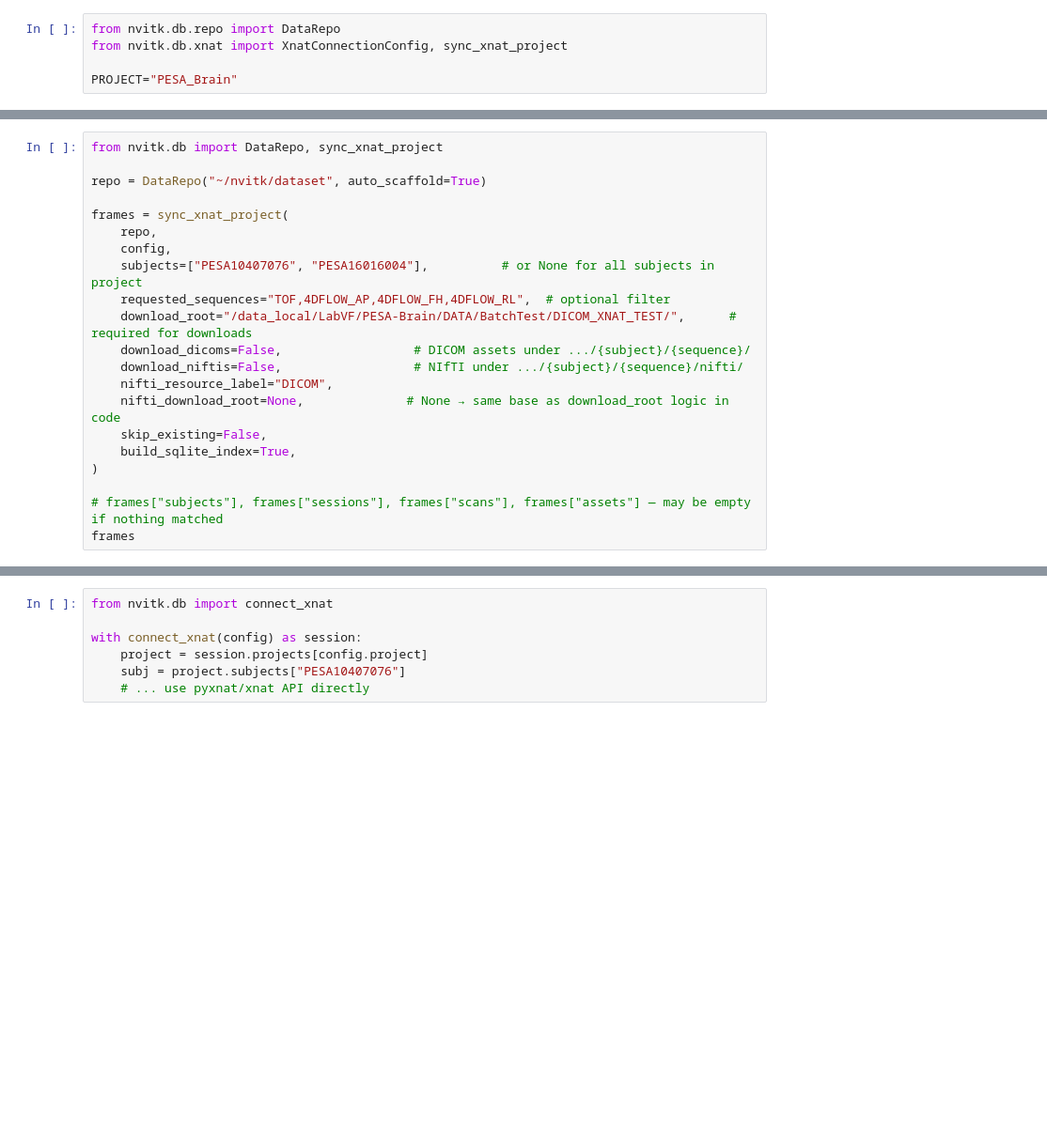
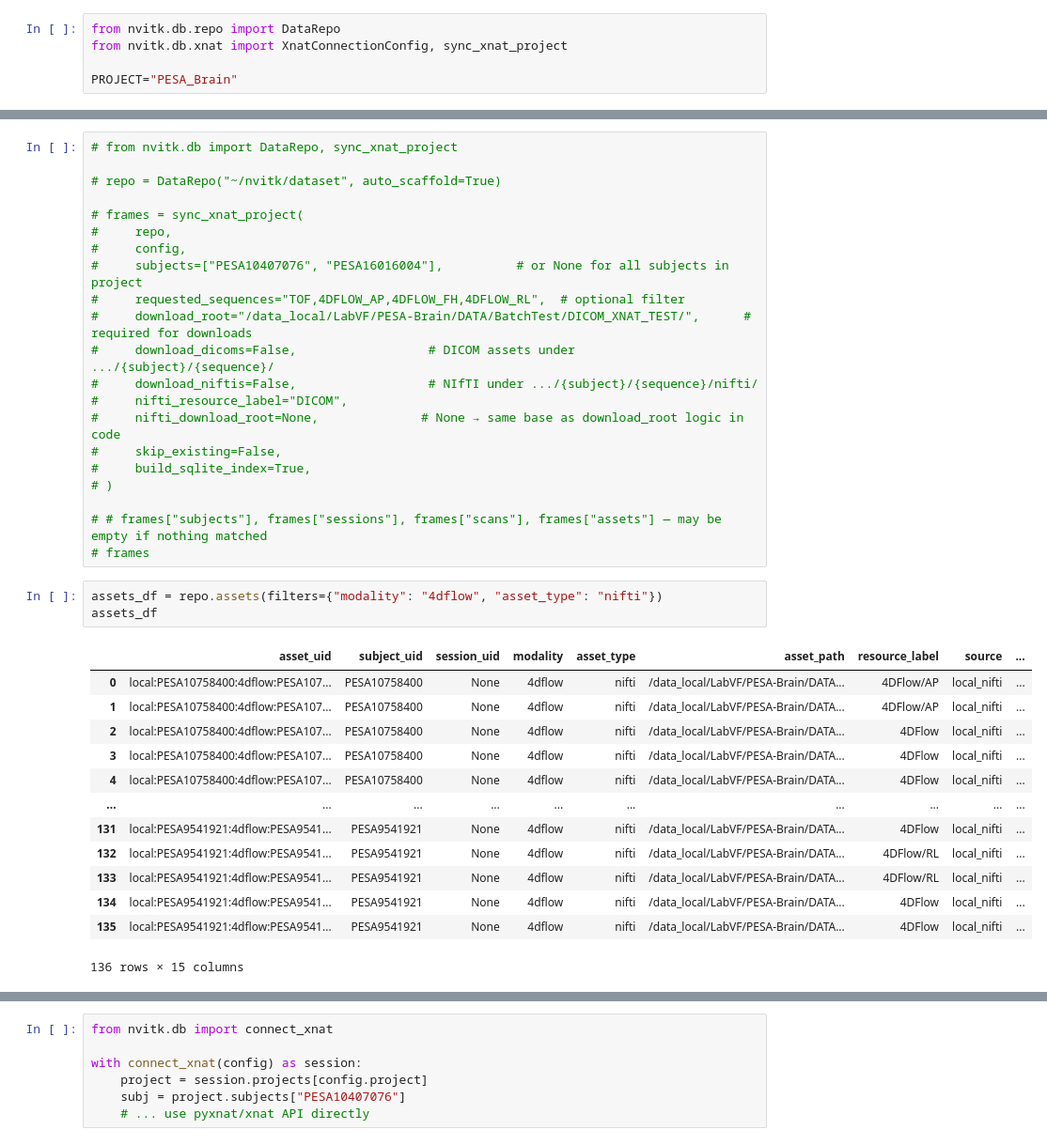
Before and after one commit to CNIC-Neuroimaging/Nvitk, a Jupyter notebook: notebooks/prototypes/xnat.ipynb, the cells around one changed output, grey strips where cells are left out. Shown at 94% size. Saved outputs shown, nothing was run; the diff lists cells and outputs as text; blank space fills up the shorter version.

Commit message:
database 0.1.3 | xnat conn

```diff
--- a/notebooks/prototypes/xnat.ipynb
+++ b/notebooks/prototypes/xnat.ipynb
@@ -46,21 +66,38 @@ SSLError: HTTPSConnectionPool(host='xnat.cnic.es', port=443): Max retries exceed
 # %%
-from nvitk.db import DataRepo, sync_xnat_project
+# from nvitk.db import DataRepo, sync_xnat_project
 
-repo = DataRepo("~/nvitk/dataset", auto_scaffold=True)
+# repo = DataRepo("~/nvitk/dataset", auto_scaffold=True)
 
-frames = sync_xnat_project(
-    repo,
-    config,
-    subjects=["PESA10407076", "PESA16016004"],          # or None for all subjects in project
-    requested_sequences="TOF,4DFLOW_AP,4DFLOW_FH,4DFLOW_RL",  # optional filter
-    download_root="/data_local/LabVF/PESA-Brain/DATA/BatchTest/DICOM_XNAT_TEST/",      # required for downloads
-    download_dicoms=False,                  # DICOM assets under .../{subject}/{sequence}/
-    download_niftis=False,                  # NIfTI under .../{subject}/{sequence}/nifti/
-    nifti_resource_label="DICOM",
-    nifti_download_root=None,              # None → same base as download_root logic in code
-    skip_existing=False,
-    build_sqlite_index=True,
-)
+# frames = sync_xnat_project(
+#     repo,
+#     config,
+#     subjects=["PESA10407076", "PESA16016004"],          # or None for all subjects in project
+#     requested_sequences="TOF,4DFLOW_AP,4DFLOW_FH,4DFLOW_RL",  # optional filter
+#     download_root="/data_local/LabVF/PESA-Brain/DATA/BatchTest/DICOM_XNAT_TEST/",      # required for downloads
+#     download_dicoms=False,                  # DICOM assets under .../{subject}/{sequence}/
+#     download_niftis=False,                  # NIfTI under .../{subject}/{sequence}/nifti/
+#     nifti_resource_label="DICOM",
+#     nifti_download_root=None,              # None → same base as download_root logic in code
+#     skip_existing=False,
+#     build_sqlite_index=True,
+# )
 
-# frames["subjects"], frames["sessions"], frames["scans"], frames["assets"] — may be empty if nothing matched
-frames
+# # frames["subjects"], frames["sessions"], frames["scans"], frames["assets"] — may be empty if nothing matched
+# frames
+# %%
+assets_df = repo.assets(filters={"modality": "4dflow", "asset_type": "nifti"})
+assets_df
+# %% [output]
+|  | asset_uid | subject_uid | session_uid | modality | asset_type | asset_path | resource_label | source | ... |
+| 0 | local:PESA10758400:4dflow:PESA107... | PESA10758400 | None | 4dflow | nifti | /data_local/LabVF/PESA-Brain/DATA... | 4DFlow/AP | local_nifti | ... |
+| 1 | local:PESA10758400:4dflow:PESA107... | PESA10758400 | None | 4dflow | nifti | /data_local/LabVF/PESA-Brain/DATA... | 4DFlow/AP | local_nifti | ... |
+| 2 | local:PESA10758400:4dflow:PESA107... | PESA10758400 | None | 4dflow | nifti | /data_local/LabVF/PESA-Brain/DATA... | 4DFlow | local_nifti | ... |
+| 3 | local:PESA10758400:4dflow:PESA107... | PESA10758400 | None | 4dflow | nifti | /data_local/LabVF/PESA-Brain/DATA... | 4DFlow | local_nifti | ... |
+| 4 | local:PESA10758400:4dflow:PESA107... | PESA10758400 | None | 4dflow | nifti | /data_local/LabVF/PESA-Brain/DATA... | 4DFlow | local_nifti | ... |
+| ... | ... | ... | ... | ... | ... | ... | ... | ... | ... |
+| 131 | local:PESA9541921:4dflow:PESA9541... | PESA9541921 | None | 4dflow | nifti | /data_local/LabVF/PESA-Brain/DATA... | 4DFlow | local_nifti | ... |
+| 132 | local:PESA9541921:4dflow:PESA9541... | PESA9541921 | None | 4dflow | nifti | /data_local/LabVF/PESA-Brain/DATA... | 4DFlow/RL | local_nifti | ... |
+| 133 | local:PESA9541921:4dflow:PESA9541... | PESA9541921 | None | 4dflow | nifti | /data_local/LabVF/PESA-Brain/DATA... | 4DFlow/RL | local_nifti | ... |
+| 134 | local:PESA9541921:4dflow:PESA9541... | PESA9541921 | None | 4dflow | nifti | /data_local/LabVF/PESA-Brain/DATA... | 4DFlow | local_nifti | ... |
+| 135 | local:PESA9541921:4dflow:PESA9541... | PESA9541921 | None | 4dflow | nifti | /data_local/LabVF/PESA-Brain/DATA... | 4DFlow | local_nifti | ... |
+136 rows × 15 columns
```
Also changed, not shown: parts of 5 cells of this notebook, 11 other files.
